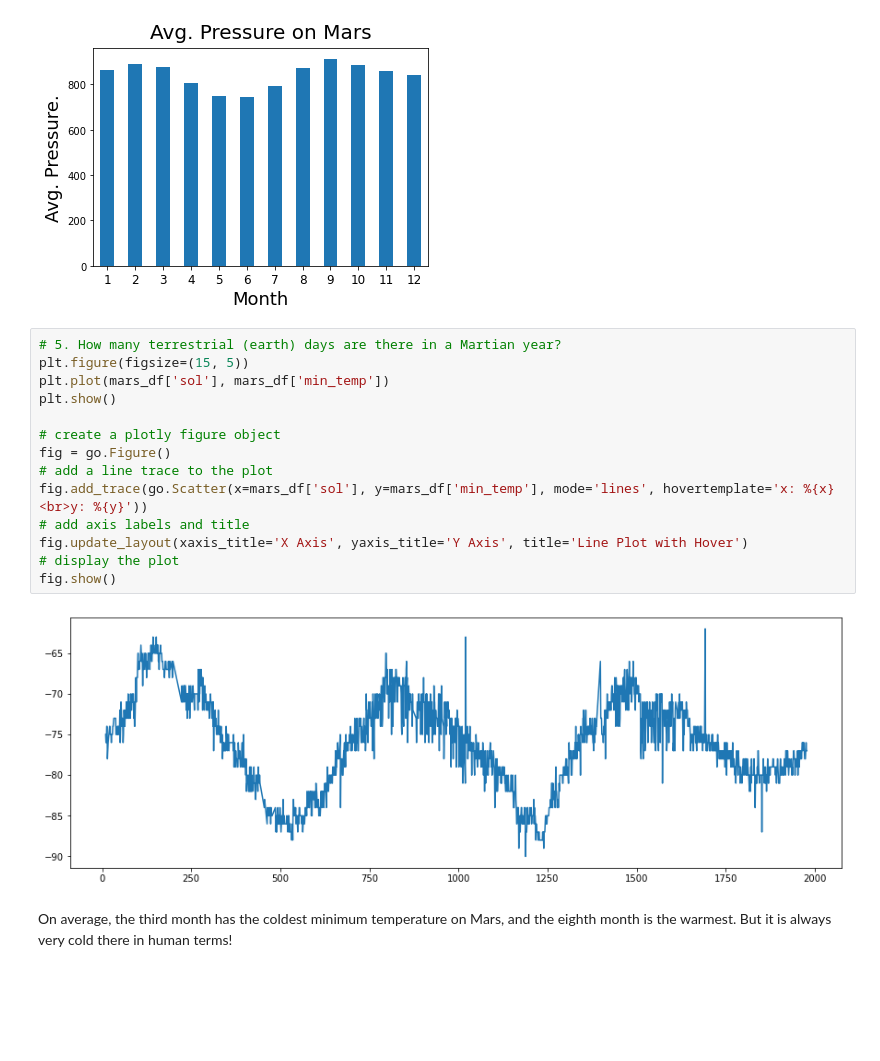
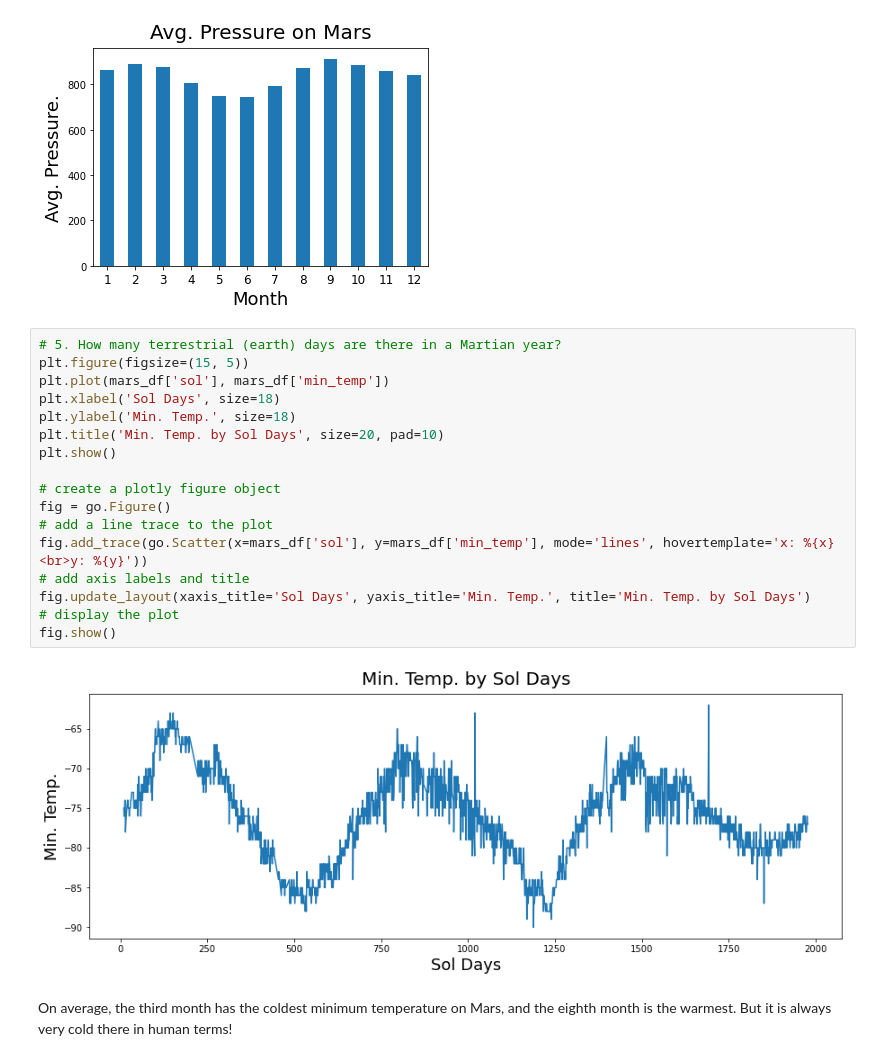
Before and after one commit to jakesb27/mars_web-scraping, a Jupyter notebook: part_2_mars_weather.ipynb, the cells around one changed output. Cells and saved outputs as stored; diff of their text form; blank space fills up the shorter version.

Commit message:
made edits to README and updated graph labels on part 2

```diff
--- a/part_2_mars_weather.ipynb
+++ b/part_2_mars_weather.ipynb
@@ -216,19 +216,22 @@ plt.show()
 # %%
 # 5. How many terrestrial (earth) days are there in a Martian year?
 plt.figure(figsize=(15, 5))
 plt.plot(mars_df['sol'], mars_df['min_temp'])
+plt.xlabel('Sol Days', size=18)
+plt.ylabel('Min. Temp.', size=18)
+plt.title('Min. Temp. by Sol Days', size=20, pad=10)
 plt.show()
 
 # create a plotly figure object
 fig = go.Figure()
 # add a line trace to the plot
 fig.add_trace(go.Scatter(x=mars_df['sol'], y=mars_df['min_temp'], mode='lines', hovertemplate='x: %{x}<br>y: %{y}'))
 # add axis labels and title
-fig.update_layout(xaxis_title='X Axis', yaxis_title='Y Axis', title='Line Plot with Hover')
+fig.update_layout(xaxis_title='Sol Days', yaxis_title='Min. Temp.', title='Min. Temp. by Sol Days')
 # display the plot
 fig.show()
 # %% [output]
-[figure, old version]
+[figure, new version]
 # %% [markdown]
 On average, the third month has the coldest minimum temperature on Mars, and the eighth month is the warmest. But it is always very cold there in human terms!
 # %% [markdown]
```
Also changed, not shown: parts of 1 cell of this notebook, 1 other file.
